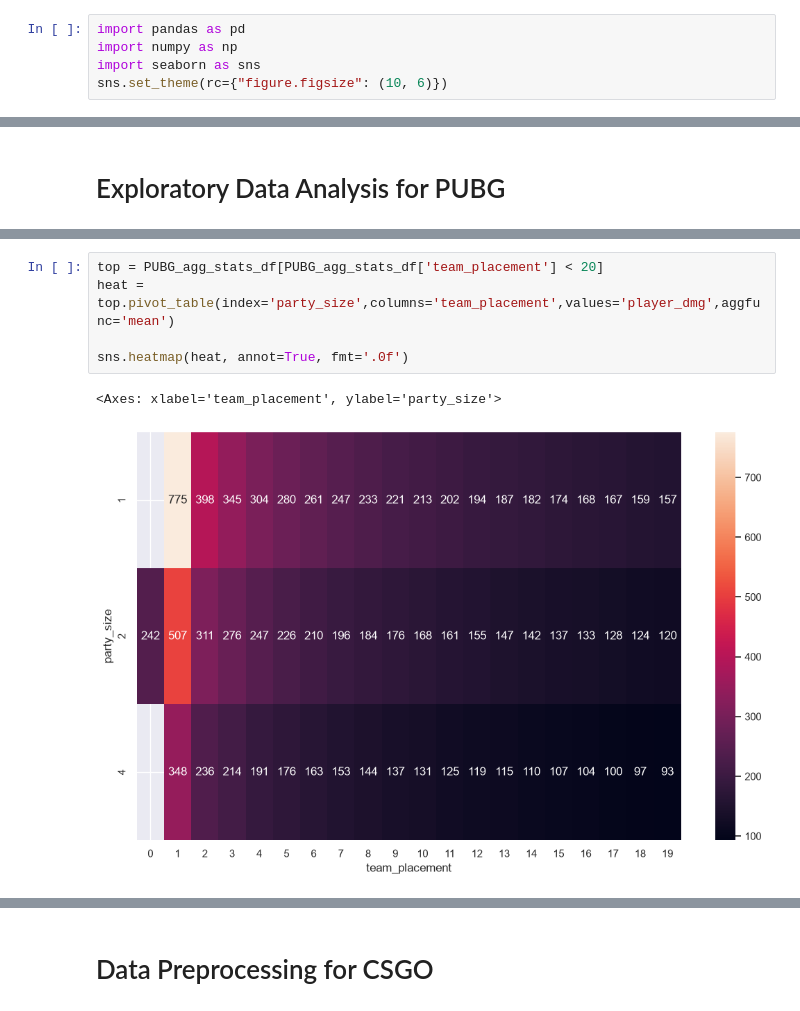
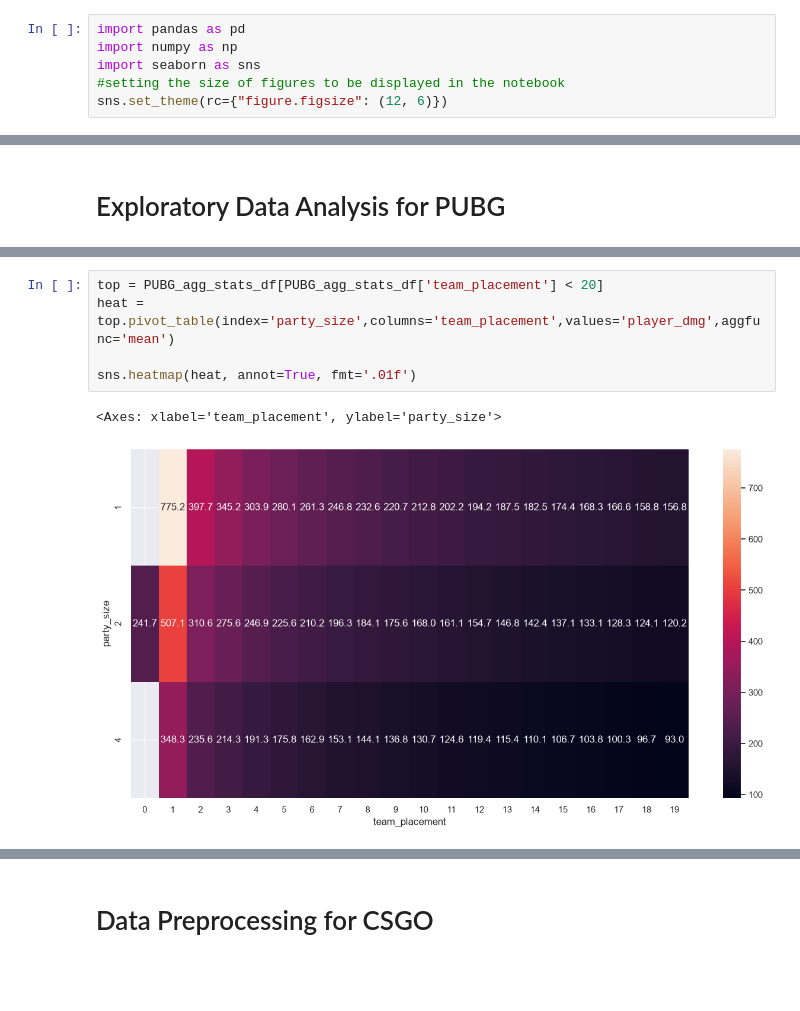
Before and after one commit to Shoofy32/CSMODEL, a Jupyter notebook: CSMODEL.ipynb, the cells around one changed output, grey strips where cells are left out. Saved outputs shown, nothing was run; the diff lists cells and outputs as text; blank space fills up the shorter version.

```diff
--- a/CSMODEL.ipynb
+++ b/CSMODEL.ipynb
@@ -4,7 +4,8 @@
 import pandas as pd
 import numpy as np
 import seaborn as sns
-sns.set_theme(rc={"figure.figsize": (10, 6)})
+#setting the size of figures to be displayed in the notebook
+sns.set_theme(rc={"figure.figsize": (12, 6)})
 # %% [markdown]
 # Loading datasets to be used
 Add more datasets as needed
@@ -90,8 +142,8 @@ sns.boxplot(data=PUBG_agg_stats_df, x='party_size', y='team_placement')
 # %%
 top = PUBG_agg_stats_df[PUBG_agg_stats_df['team_placement'] < 20]
 heat = top.pivot_table(index='party_size',columns='team_placement',values='player_dmg',aggfunc='mean')
 
-sns.heatmap(heat, annot=True, fmt='.0f')
+sns.heatmap(heat, annot=True, fmt='.01f')
 # %% [output]
 <Axes: xlabel='team_placement', ylabel='party_size'>
-[figure, old version]
+[figure, new version]
```
Also changed, not shown: parts of 16 cells of this notebook.
